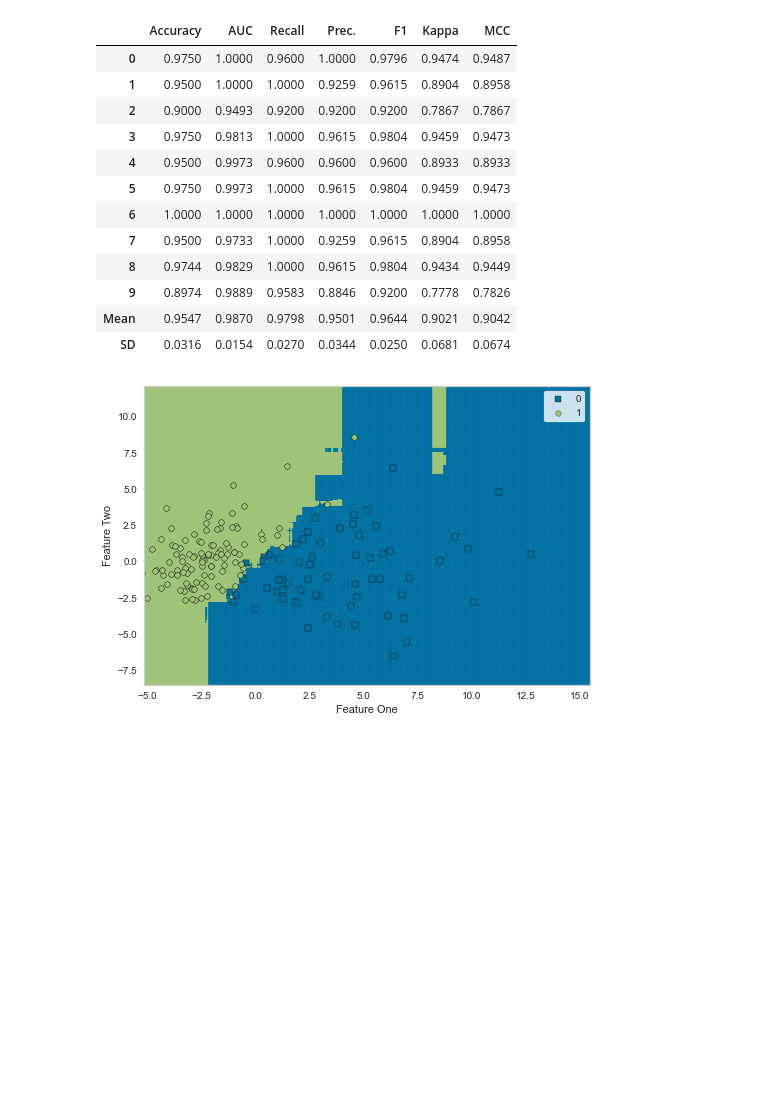
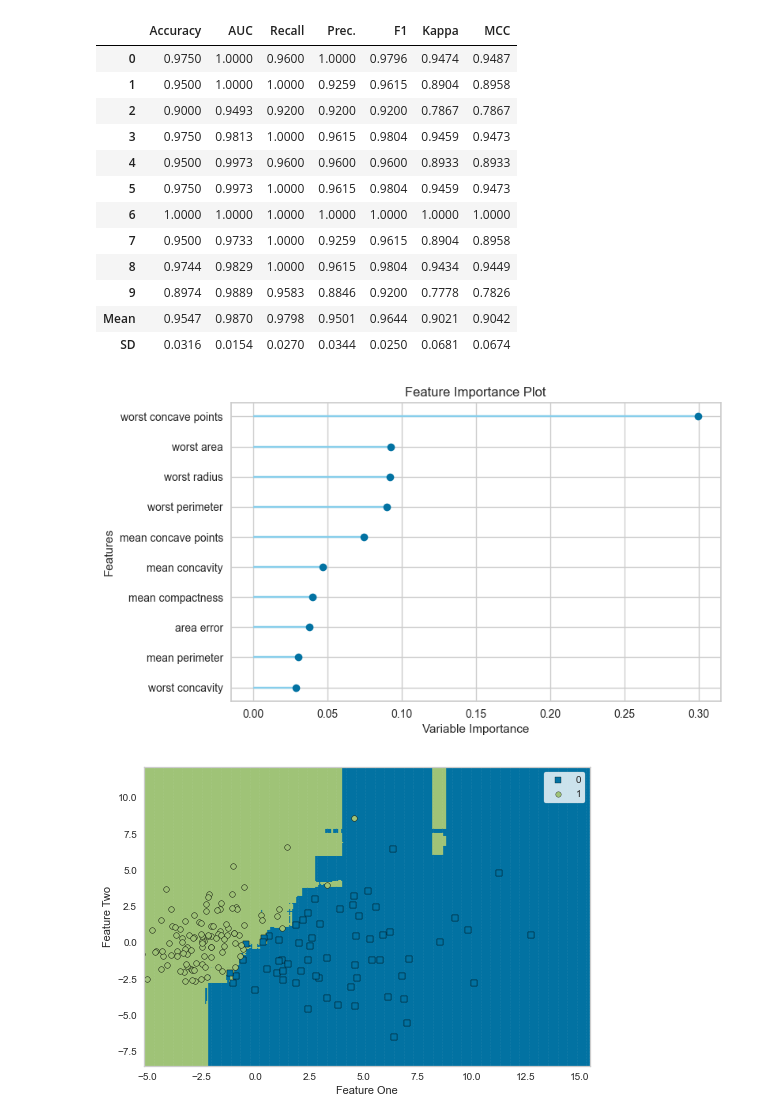
Before and after one commit to chicodias/optim, a Jupyter notebook: BOOST.ipynb, the cells around one changed output. Drawn from its saved outputs; the diff is of its cells as text; code cells hidden in the pictures; blank space fills up the shorter version.

```diff
--- a/BOOST.ipynb
+++ b/BOOST.ipynb
@@ -145,6 +173,10 @@ tuned_ada = tune_model(ada)
 | 9 | 0.8974 | 0.9889 | 0.9583 | 0.8846 | 0.9200 | 0.7778 | 0.7826 |
 | Mean | 0.9547 | 0.9870 | 0.9798 | 0.9501 | 0.9644 | 0.9021 | 0.9042 |
 | SD | 0.0316 | 0.0154 | 0.0270 | 0.0344 | 0.0250 | 0.0681 | 0.0674 |
+# %%
+plot_model(tuned_gbc, plot='feature')
+# %% [output]
+[figure, added]
 # %%
 # decision region plot
 plot_model(tuned_gbc, plot='boundary')
```
Also changed, not shown: parts of 10 cells of this notebook.
